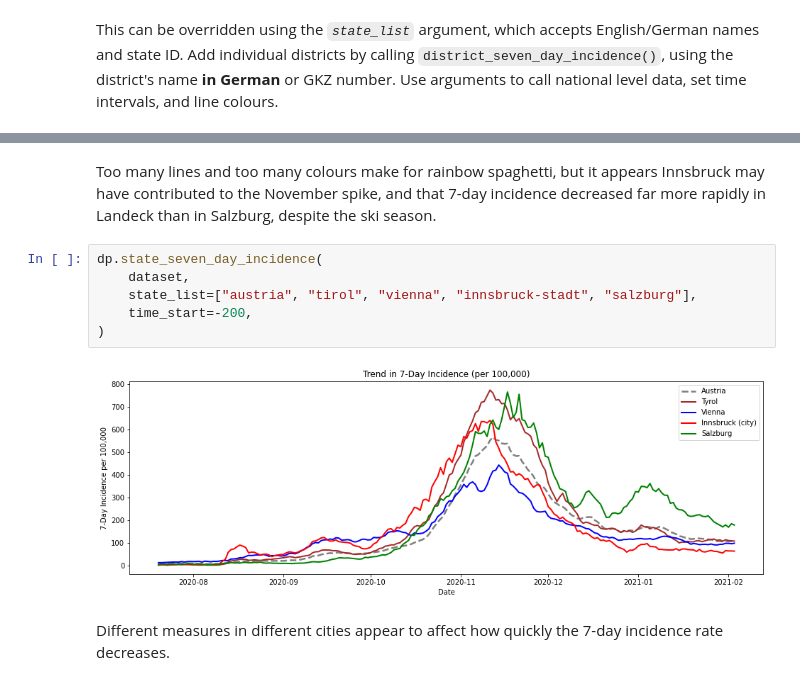
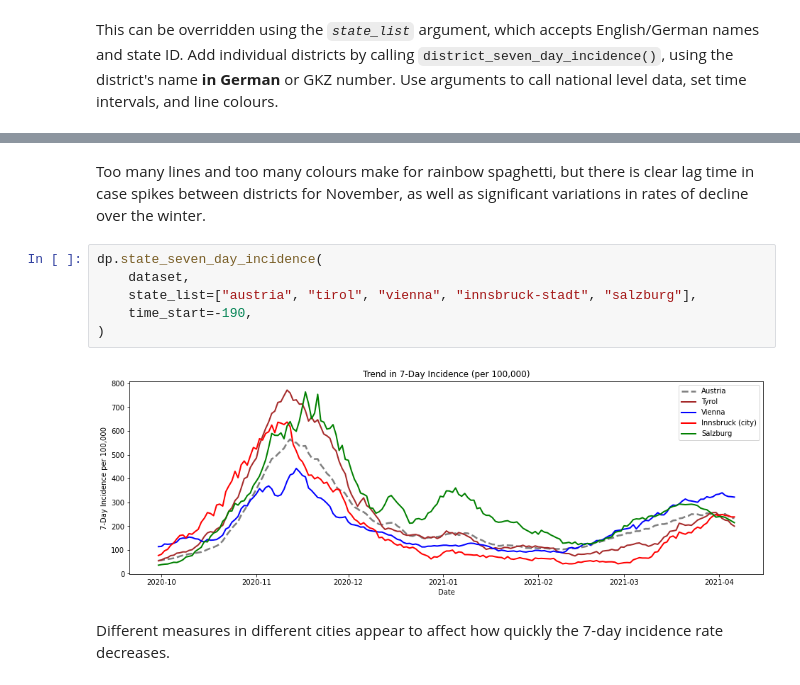
Before and after one commit to gampnico/paeon, a Jupyter notebook: notebooks/Examples and Functionality Guide.ipynb, the cells around one changed output, grey strips where cells are left out. Cells and saved outputs as stored; diff of their text form.

```diff
--- a/notebooks/Examples and Functionality Guide.ipynb
+++ b/notebooks/Examples and Functionality Guide.ipynb
@@ -42,13 +42,13 @@ dp.district_seven_day_incidence(dataset, 706, time_start=-200, line_color="blue"
-# %% [markdown]
-Too many lines and too many colours make for rainbow spaghetti, but it appears Innsbruck may have contributed to the November spike, and that 7-day incidence decreased far more rapidly in Landeck than in Salzburg, despite the ski season.
+# %% [markdown]
+Too many lines and too many colours make for rainbow spaghetti, but there is clear lag time in case spikes between districts for November, as well as significant variations in rates of decline over the winter.
 # %%
 dp.state_seven_day_incidence(
     dataset,
     state_list=["austria", "tirol", "vienna", "innsbruck-stadt", "salzburg"],
-    time_start=-200,
+    time_start=-190,
 )
 # %% [output]
-[figure, old version]
+[figure, new version]
 # %% [markdown]
 Different measures in different cities appear to affect how quickly the 7-day incidence rate decreases.
 # %% [markdown]
```
Also changed, not shown: parts of 7 cells of this notebook.
